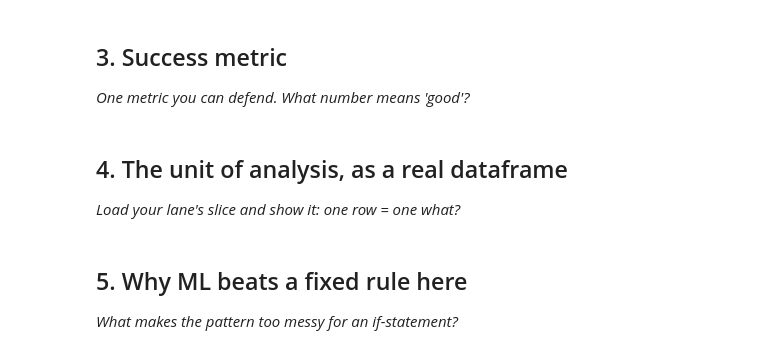
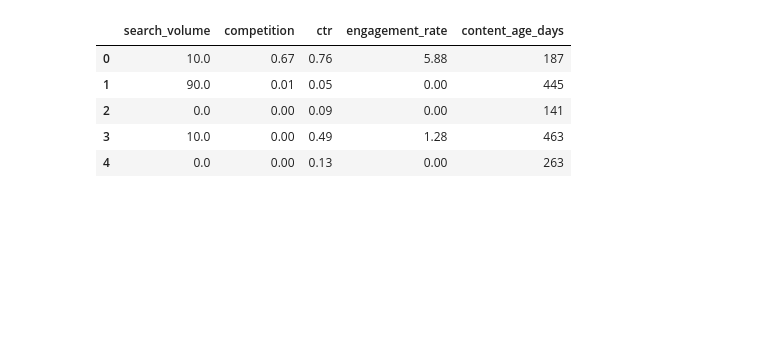
Before and after one commit to HashamHassan-01/flyrank-ml-internship-hasham, a Jupyter notebook: work/notebooks/w02_ml_task_framing.ipynb, the cells around one changed output. Cells and saved outputs as stored; diff of their text form; code cells hidden in the pictures; blank space fills up the shorter version.

```diff
--- a/work/notebooks/w02_ml_task_framing.ipynb
+++ b/work/notebooks/w02_ml_task_framing.ipynb
@@ -20,7 +115,17 @@ This skeleton is yours to fill. Work the sections **in order** — each one has
 # %%
 # This cell is for CODE (numbers, a query, a check).
 # Write your text answer in the cell ABOVE this one — typing sentences here breaks Run All.
+df[[
+    "search_volume",
+    "competition",
+    "ctr",
+    "engagement_rate",
+    "content_age_days"
+]].head()
+# %% [output]
+|  | search_volume | competition | ctr | engagement_rate | content_age_days |
+| 0 | 10.0 | 0.67 | 0.76 | 5.88 | 187 |
+| 1 | 90.0 | 0.01 | 0.05 | 0.00 | 445 |
+| 2 | 0.0 | 0.00 | 0.09 | 0.00 | 141 |
+| 3 | 10.0 | 0.00 | 0.49 | 1.28 | 463 |
+| 4 | 0.0 | 0.00 | 0.13 | 0.00 | 263 |
-# %% [markdown]
-## 3. Success metric
-
-*One metric you can defend. What number means 'good'?*
@@ -30,4 +131,0 @@ This skeleton is yours to fill. Work the sections **in order** — each one has
-# %% [markdown]
-## 4. The unit of analysis, as a real dataframe
-
-*Load your lane's slice and show it: one row = one what?*
@@ -37,4 +131,0 @@ This skeleton is yours to fill. Work the sections **in order** — each one has
-# %% [markdown]
-## 5. Why ML beats a fixed rule here
-
-*What makes the pattern too messy for an if-statement?*
```
Also changed, not shown: parts of 15 cells of this notebook.
